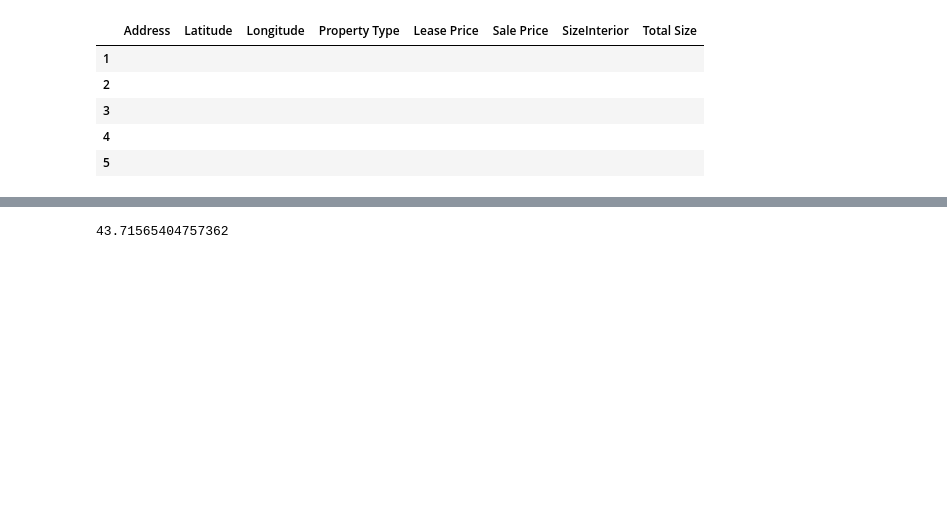
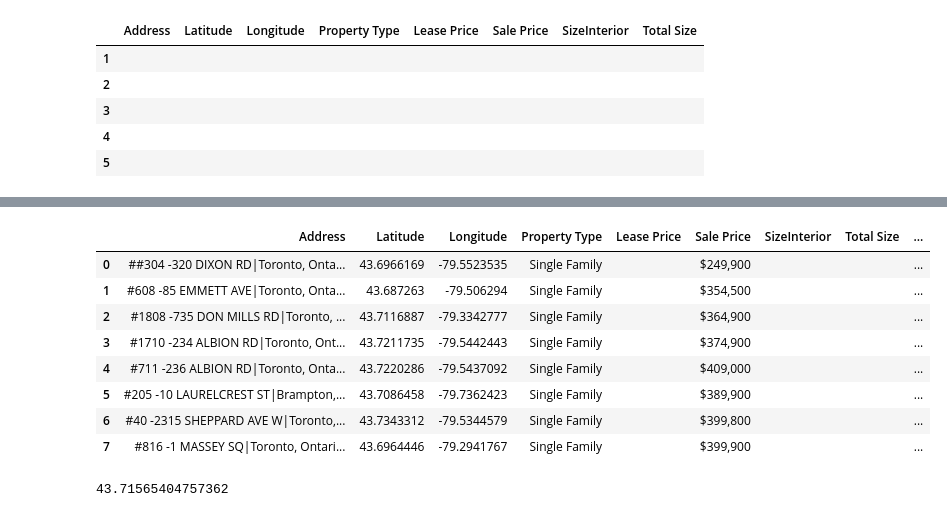
Before and after one commit to sushainegoyal/Bootcamp---Group-Project-1, a Jupyter notebook: Master_Project_1 (3).ipynb, the cells around one changed output, grey strips where cells are left out. Cells and saved outputs as stored; diff of their text form; code cells hidden in the pictures; blank space fills up the shorter version.

```diff
--- a/Master_Project_1 (3).ipynb
+++ b/Master_Project_1 (3).ipynb
@@ -161,0 +176,4 @@ response['Paging']
+# %%
+maindfclean['Postal_Code']=maindfclean['Address'].str[-6:]
+maindfclean['Postal code prefix']=maindfclean['Postal_Code'].str[:3]
+maindfclean
@@ -161,0 +198,6 @@ response['Paging']
+# %%
+cwd = os.getcwd()
+print (cwd)
+csvpath_one = "Postal code GTA.csv"
+PostalCode_df = pd.read_csv(csvpath_one)
+PostalCode_df.head()
@@ -162,3 +212,16 @@ response['Paging']
+# %%
+merge_table= pd.merge(maindfclean,PostalCode_df,on="Postal code prefix")
+merge_table
+# %% [output]
+|  | Address | Latitude | Longitude | Property Type | Lease Price | Sale Price | SizeInterior | Total Size | ... |
+| 0 | ##304 -320 DIXON RD|Toronto, Onta... | 43.6966169 | -79.5523535 | Single Family |  | $249,900 |  |  | ... |
+| 1 | #608 -85 EMMETT AVE|Toronto, Onta... | 43.687263 | -79.506294 | Single Family |  | $354,500 |  |  | ... |
+| 2 | #1808 -735 DON MILLS RD|Toronto, ... | 43.7116887 | -79.3342777 | Single Family |  | $364,900 |  |  | ... |
+| 3 | #1710 -234 ALBION RD|Toronto, Ont... | 43.7211735 | -79.5442443 | Single Family |  | $374,900 |  |  | ... |
+| 4 | #711 -236 ALBION RD|Toronto, Onta... | 43.7220286 | -79.5437092 | Single Family |  | $409,000 |  |  | ... |
+| 5 | #205 -10 LAURELCREST ST|Brampton,... | 43.7086458 | -79.7362423 | Single Family |  | $389,900 |  |  | ... |
+| 6 | #40 -2315 SHEPPARD AVE W|Toronto,... | 43.7343312 | -79.5344579 | Single Family |  | $399,800 |  |  | ... |
+| 7 | #816 -1 MASSEY SQ|Toronto, Ontari... | 43.6964446 | -79.2941767 | Single Family |  | $399,900 |  |  | ... |
 # %%
  latmin = np.random.uniform(low=43.636439, high=43.736439)
 # %%
```
Also changed, not shown: parts of 7 cells of this notebook.
